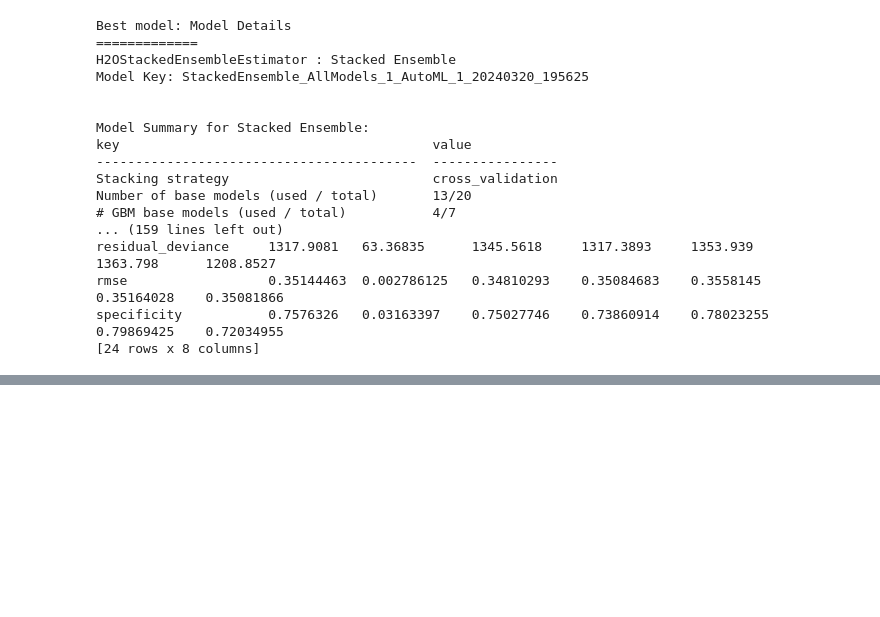
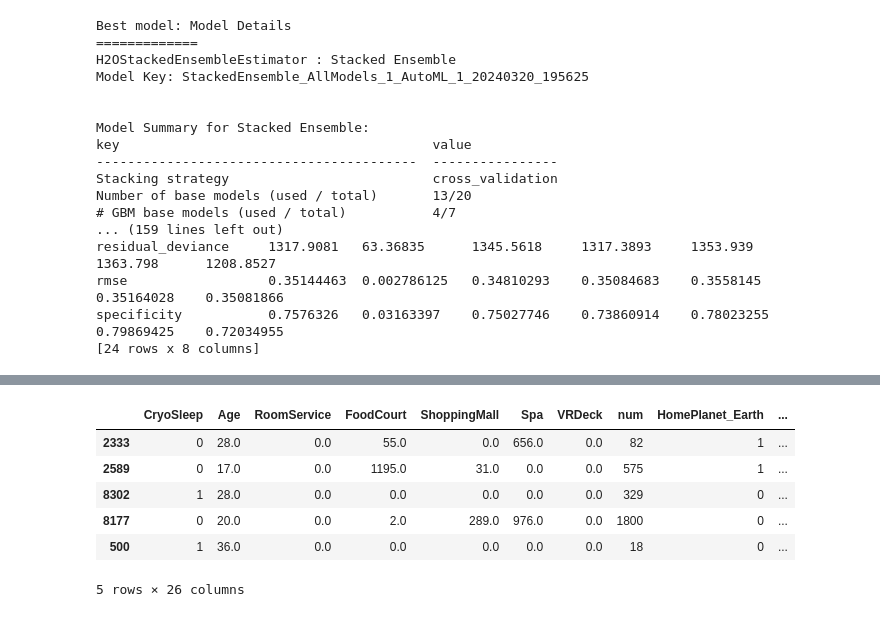
Before and after one commit to kaggle-Challenge-Team-9/Kaggle_challenge, a Jupyter notebook: Kaggle_challenge.ipynb, the cells around one changed output, grey strips where cells are left out. Saved outputs shown, nothing was run; the diff lists cells and outputs as text; code cells hidden in the pictures; blank space fills up the shorter version.

```diff
--- a/Kaggle_challenge.ipynb
+++ b/Kaggle_challenge.ipynb
@@ -482,0 +514,10 @@ specificity           0.7576326   0.03163397    0.75027746    0.73860914    0.78
+# %%
+X_train.head()
+# %% [output]
+|  | CryoSleep | Age | RoomService | FoodCourt | ShoppingMall | Spa | VRDeck | num | HomePlanet_Earth | ... |
+| 2333 | 0 | 28.0 | 0.0 | 55.0 | 0.0 | 656.0 | 0.0 | 82 | 1 | ... |
+| 2589 | 0 | 17.0 | 0.0 | 1195.0 | 31.0 | 0.0 | 0.0 | 575 | 1 | ... |
+| 8302 | 1 | 28.0 | 0.0 | 0.0 | 0.0 | 0.0 | 0.0 | 329 | 0 | ... |
+| 8177 | 0 | 20.0 | 0.0 | 2.0 | 289.0 | 976.0 | 0.0 | 1800 | 0 | ... |
+| 500 | 1 | 36.0 | 0.0 | 0.0 | 0.0 | 0.0 | 0.0 | 18 | 0 | ... |
+5 rows × 26 columns
```
Also changed, not shown: parts of 5 cells of this notebook.
